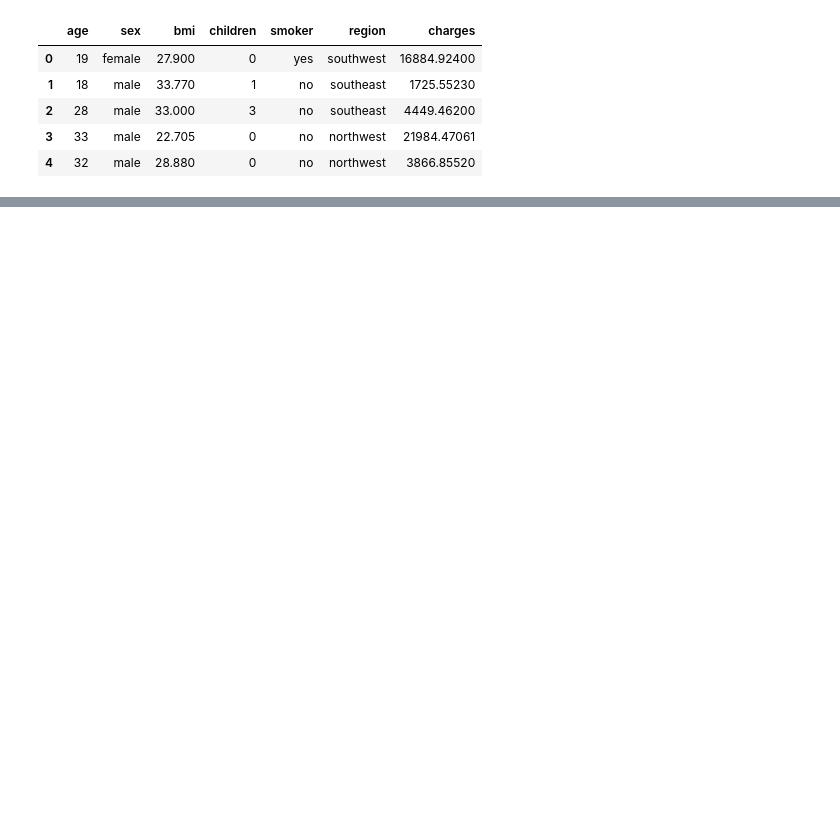
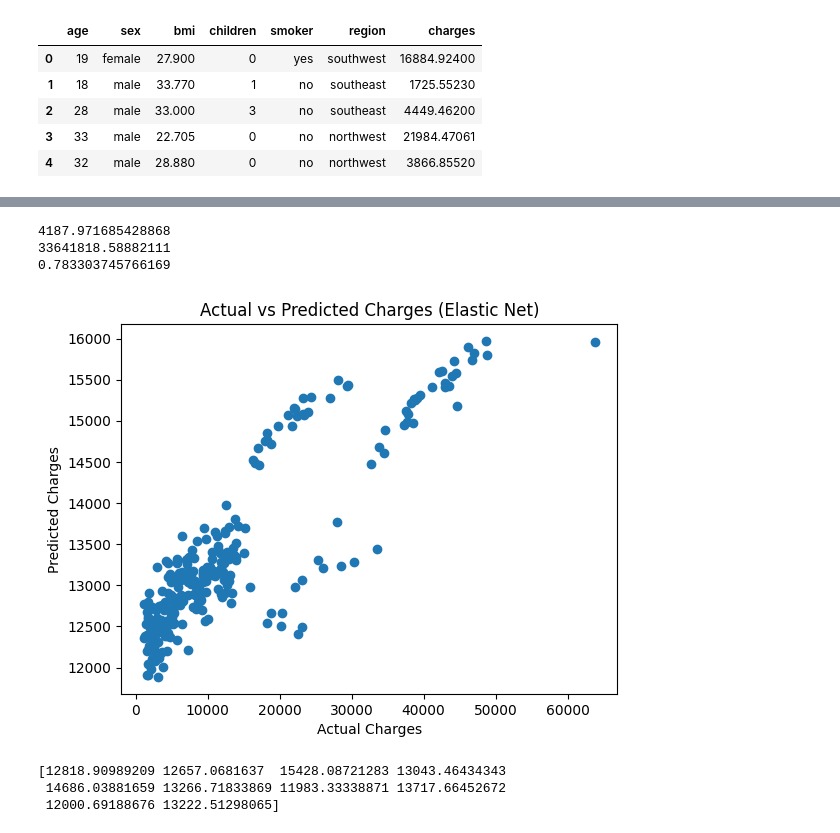
Before and after one commit to alimehdi32/Insurance_prediction, a Jupyter notebook: model/train.ipynb, the cells around one changed output, grey strips where cells are left out. Drawn from its saved outputs; the diff is of its cells as text; code cells hidden in the pictures; blank space fills up the shorter version.

```diff
--- a/model/train.ipynb
+++ b/model/train.ipynb
@@ -18,0 +228,26 @@ dataset.head()
+# %%
+print(mean_absolute_error(y_test,y_ridge_pred))
+print(mean_squared_error(y_test,y_ridge_pred))
+print(r2_score(y_test,y_ridge_pred))
+# %% [output]
+4187.971685428868
+33641818.58882111
+0.783303745766169
+# %%
+from sklearn.linear_model import ElasticNetCV
+elastic_net = ElasticNetCV(cv=10)
+elastic_net.fit(X_train, y_train)
+y_elastic_net_pred = elastic_net.predict(X_test)
+plt.scatter(y_test, y_elastic_net_pred)
+plt.xlabel("Actual Charges")
+plt.ylabel("Predicted Charges")
+plt.title("Actual vs Predicted Charges (Elastic Net)")
+plt.show()
+# %% [output]
+[figure, added]
+# %%
+print(y_elastic_net_pred[:10])
+# %% [output]
+[12818.90989209 12657.0681637  15428.08721283 13043.46434343
+ 14686.03881659 13266.71833869 11983.33338871 13717.66452672
+ 12000.69188676 13222.51298065]
```
Also changed, not shown: parts of 25 cells of this notebook, 2 other files.
